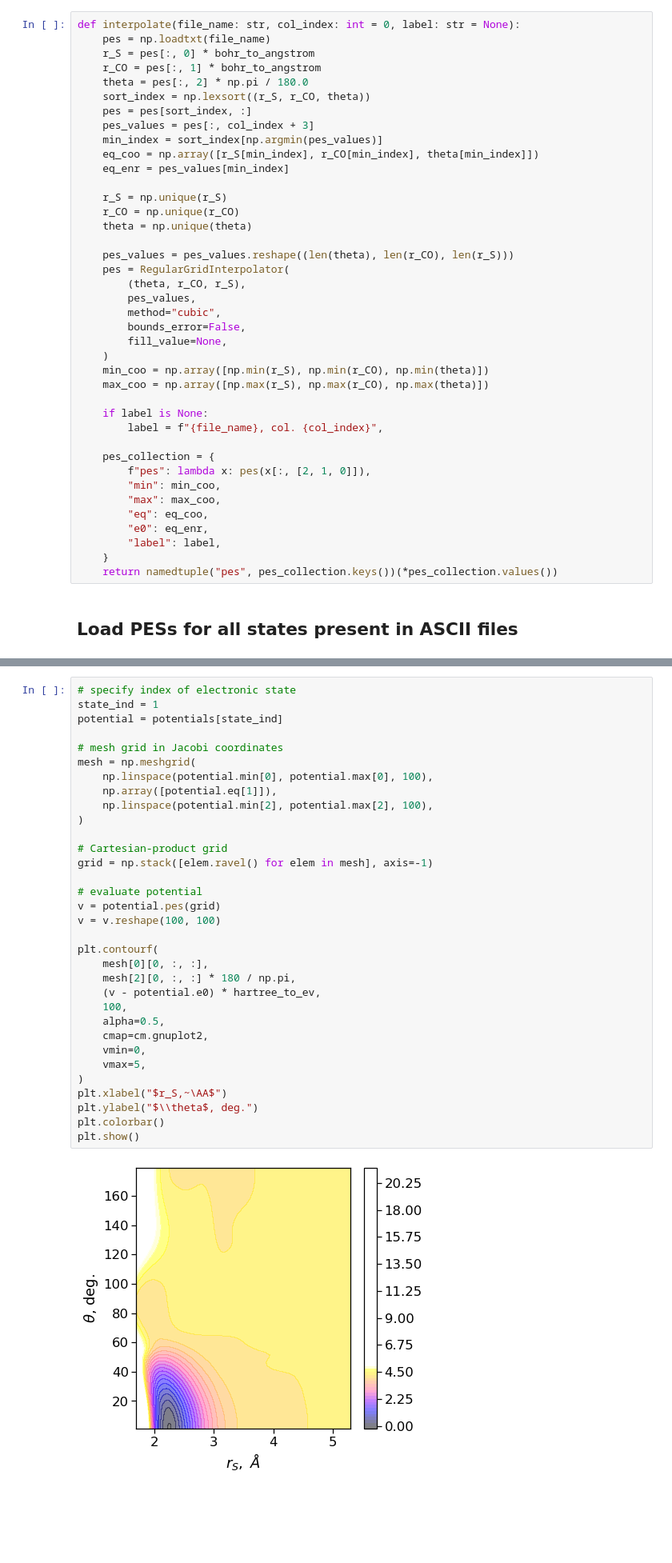
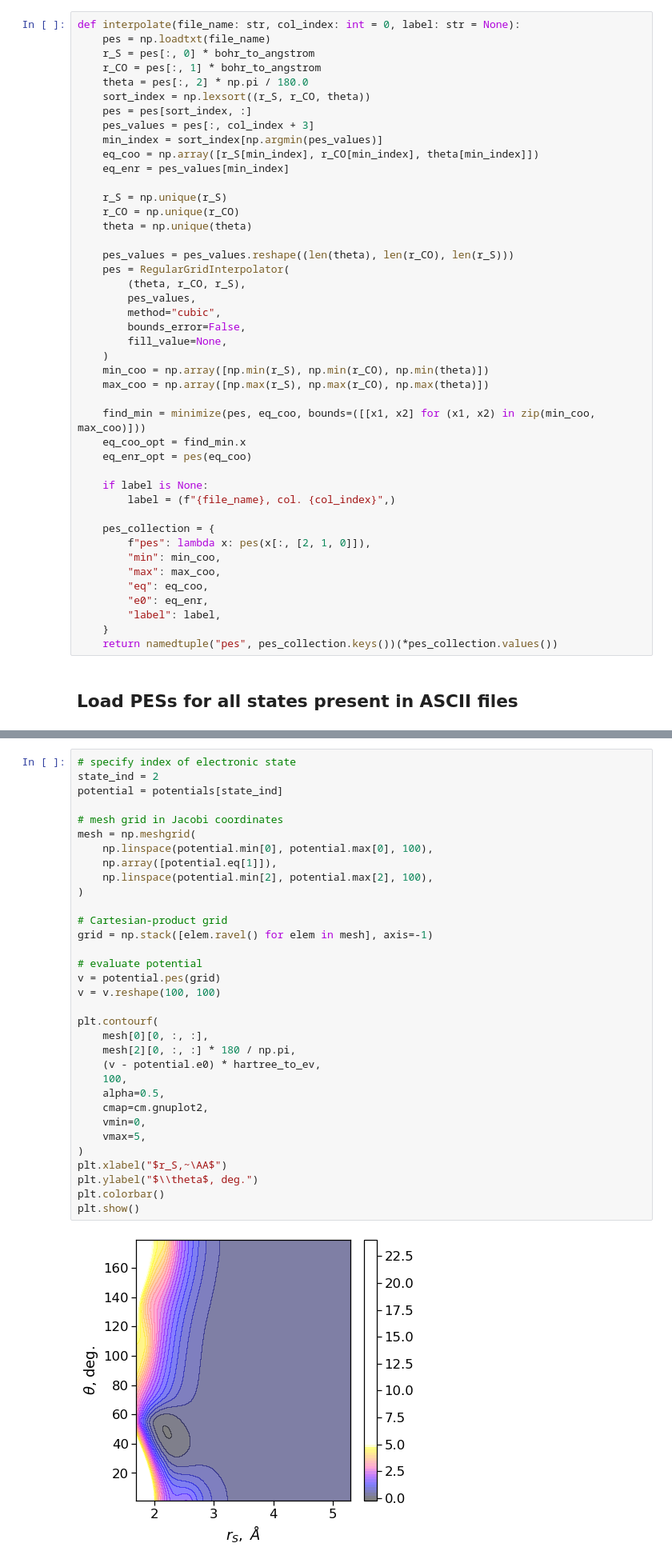
Before and after one commit to yachmena/Tutorial-OCS-vibrations, a Jupyter notebook: ocs_potential.ipynb, the cells around one changed output, grey strips where cells are left out. Shown at 80% size. Cells and saved outputs as stored; diff of their text form; blank space fills up the shorter version.

```diff
--- a/ocs_potential.ipynb
+++ b/ocs_potential.ipynb
@@ -90,8 +91,12 @@ def interpolate(file_name: str, col_index: int = 0, label: str = None):
     min_coo = np.array([np.min(r_S), np.min(r_CO), np.min(theta)])
     max_coo = np.array([np.max(r_S), np.max(r_CO), np.max(theta)])
 
+    find_min = minimize(pes, eq_coo, bounds=([[x1, x2] for (x1, x2) in zip(min_coo, max_coo)]))
+    eq_coo_opt = find_min.x
+    eq_enr_opt = pes(eq_coo)
+
     if label is None:
-        label = f"{file_name}, col. {col_index}",
+        label = (f"{file_name}, col. {col_index}",)
 
     pes_collection = {
         f"pes": lambda x: pes(x[:, [2, 1, 0]]),
@@ -181,39 +186,39 @@ for PES of selected electronic state.
 First, plot 2D section along Jacobi coordinates $r_\text{S}$ and $\theta$.
 # %%
 # specify index of electronic state
-state_ind = 1
+state_ind = 2
 potential = potentials[state_ind]
 
 # mesh grid in Jacobi coordinates
 mesh = np.meshgrid(
     np.linspace(potential.min[0], potential.max[0], 100),
     np.array([potential.eq[1]]),
     np.linspace(potential.min[2], potential.max[2], 100),
 )
 
 # Cartesian-product grid
 grid = np.stack([elem.ravel() for elem in mesh], axis=-1)
 
 # evaluate potential
 v = potential.pes(grid)
 v = v.reshape(100, 100)
 
 plt.contourf(
     mesh[0][0, :, :],
     mesh[2][0, :, :] * 180 / np.pi,
     (v - potential.e0) * hartree_to_ev,
     100,
     alpha=0.5,
     cmap=cm.gnuplot2,
     vmin=0,
     vmax=5,
 )
 plt.xlabel("$r_S,~\AA$")
 plt.ylabel("$\\theta$, deg.")
 plt.colorbar()
 plt.show()
 # %% [output]
-[figure, old version]
+[figure, new version]
 # %% [markdown]
 Plot 2D section along valence-bond coordiantes $r_\text{CS}$ and $\alpha$.
 # %%
```
Also changed, not shown: parts of 5 cells of this notebook, 2 other files.
